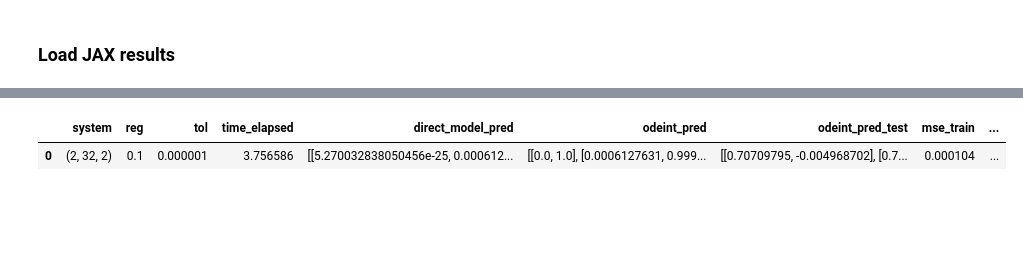
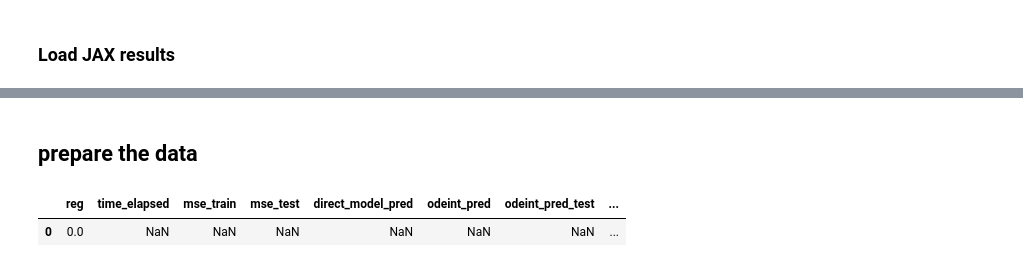
Before and after one commit to mariashapo/NODE, a Jupyter notebook: src/analysis/synthetic/reg_strength.ipynb, the cells around one changed output, grey strips where cells are left out. Drawn from its saved outputs; the diff is of its cells as text; code cells hidden in the pictures; blank space fills up the shorter version.

```diff
--- a/src/analysis/synthetic/reg_strength.ipynb
+++ b/src/analysis/synthetic/reg_strength.ipynb
@@ -4,0 +8,13 @@ train_info = GraphsTraining()
+# %%
+results_pyomo = load_all_pickles("results/study_ho_reg/pyomo_ho_241225", recursive=False)
+pyomo_df_prev = Results.flatten_convergence_data(results_pyomo, key_list=["system", "reg", "tol"], model_type="pyomo")
+
+results_pyomo = load_all_pickles("results/reg_study/pyomo_ho_reg_study", recursive=False)
+pyomo_df_ho = Results.flatten_convergence_data(results_pyomo, key_list=["reg"], model_type="pyomo")
+
+
+results_pyomo = load_all_pickles("results/reg_study/pyomo_vdp_reg_study", recursive=False)
+pyomo_df_vdp = Results.flatten_convergence_data(results_pyomo, key_list=["reg"], model_type="pyomo")
+
+# results_reg_norm_df = results_reg_norm_df.dropna()
+# results_reg_norm_df["n_neurons"] = results_reg_norm_df["system"].apply(lambda x: x[1])
@@ -35,5 +82,7 @@ Loaded 17 files from results/study_ho_reg/pyomo_ho_241225
+# %% [markdown]
+## prepare the data
 # %%
-pyomo_df.head(1)
+pyomo_df_ho.head(1)
 # %% [output]
-|  | system | reg | tol | time_elapsed | direct_model_pred | odeint_pred | odeint_pred_test | mse_train | ... |
-| 0 | (2, 32, 2) | 0.1 | 0.000001 | 3.756586 | [[5.270032838050456e-25, 0.000612... | [[0.0, 1.0], [0.0006127631, 0.999... | [[0.70709795, -0.004968702], [0.7... | 0.000104 | ... |
+|  | reg | time_elapsed | mse_train | mse_test | direct_model_pred | odeint_pred | odeint_pred_test | ... |
+| 0 | 0.0 | NaN | NaN | NaN | NaN | NaN | NaN | ... |
```
Also changed, not shown: parts of 17 cells of this notebook, 8 other files.
